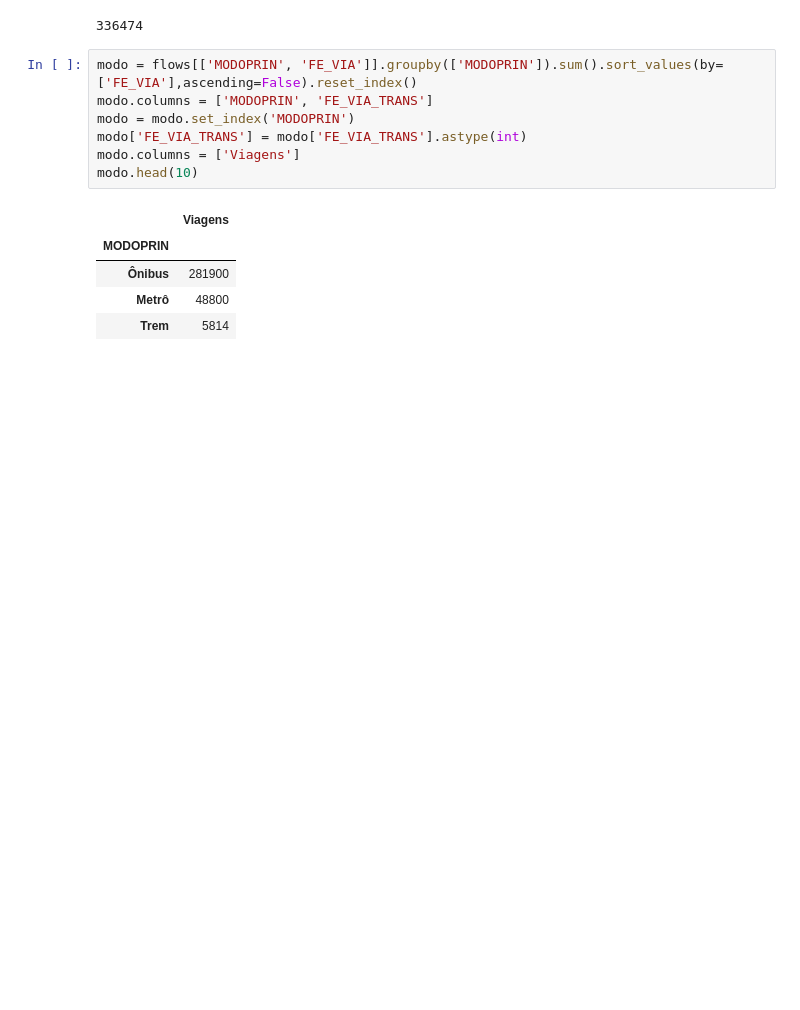
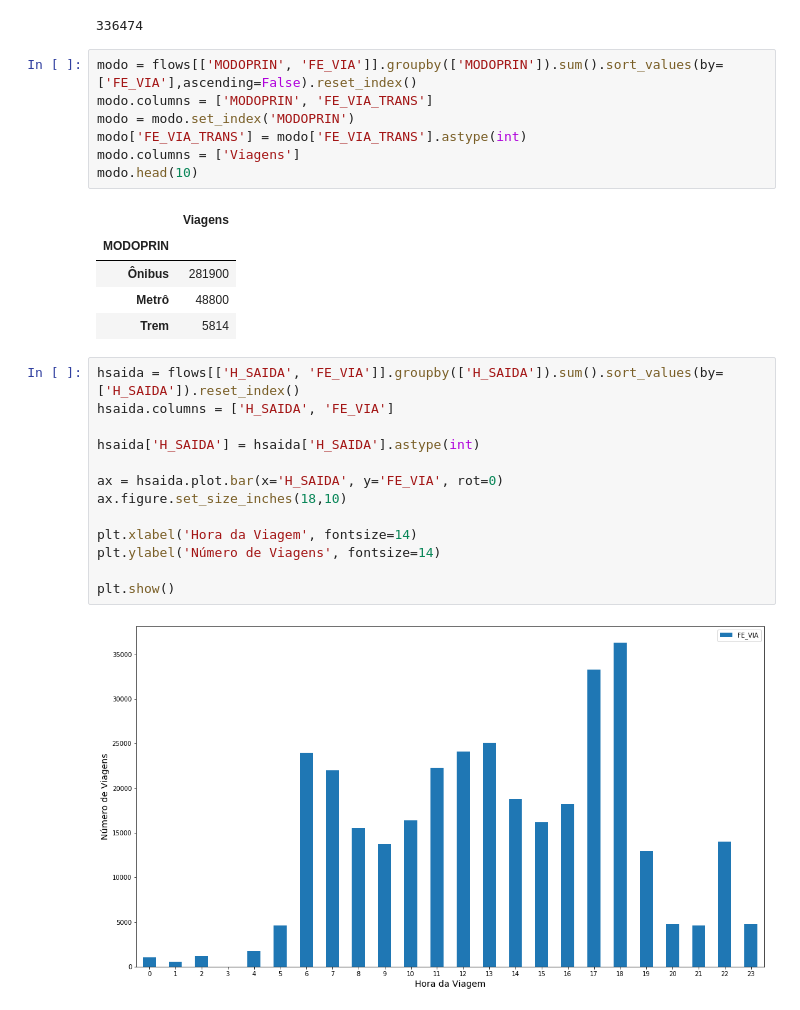
Before and after one commit to ezambomsantana/analise_od, a Jupyter notebook: notebook/Bike Analysis.ipynb, the cells around one changed output. Drawn from its saved outputs; the diff is of its cells as text; blank space fills up the shorter version.

```diff
--- a/notebook/Bike Analysis.ipynb
+++ b/notebook/Bike Analysis.ipynb
@@ -454,3 +454,18 @@ modo.head(10)
 | Ônibus | 281900 |
 | Metrô | 48800 |
 | Trem | 5814 |
+# %%
+hsaida = flows[['H_SAIDA', 'FE_VIA']].groupby(['H_SAIDA']).sum().sort_values(by=['H_SAIDA']).reset_index()
+hsaida.columns = ['H_SAIDA', 'FE_VIA']
+
+hsaida['H_SAIDA'] = hsaida['H_SAIDA'].astype(int)
+
+ax = hsaida.plot.bar(x='H_SAIDA', y='FE_VIA', rot=0)
+ax.figure.set_size_inches(18,10)
+
+plt.xlabel('Hora da Viagem', fontsize=14)
+plt.ylabel('Número de Viagens', fontsize=14)
+
+plt.show()
+# %% [output]
+[figure, added]
```
Also changed, not shown: parts of 1 cell of this notebook.
